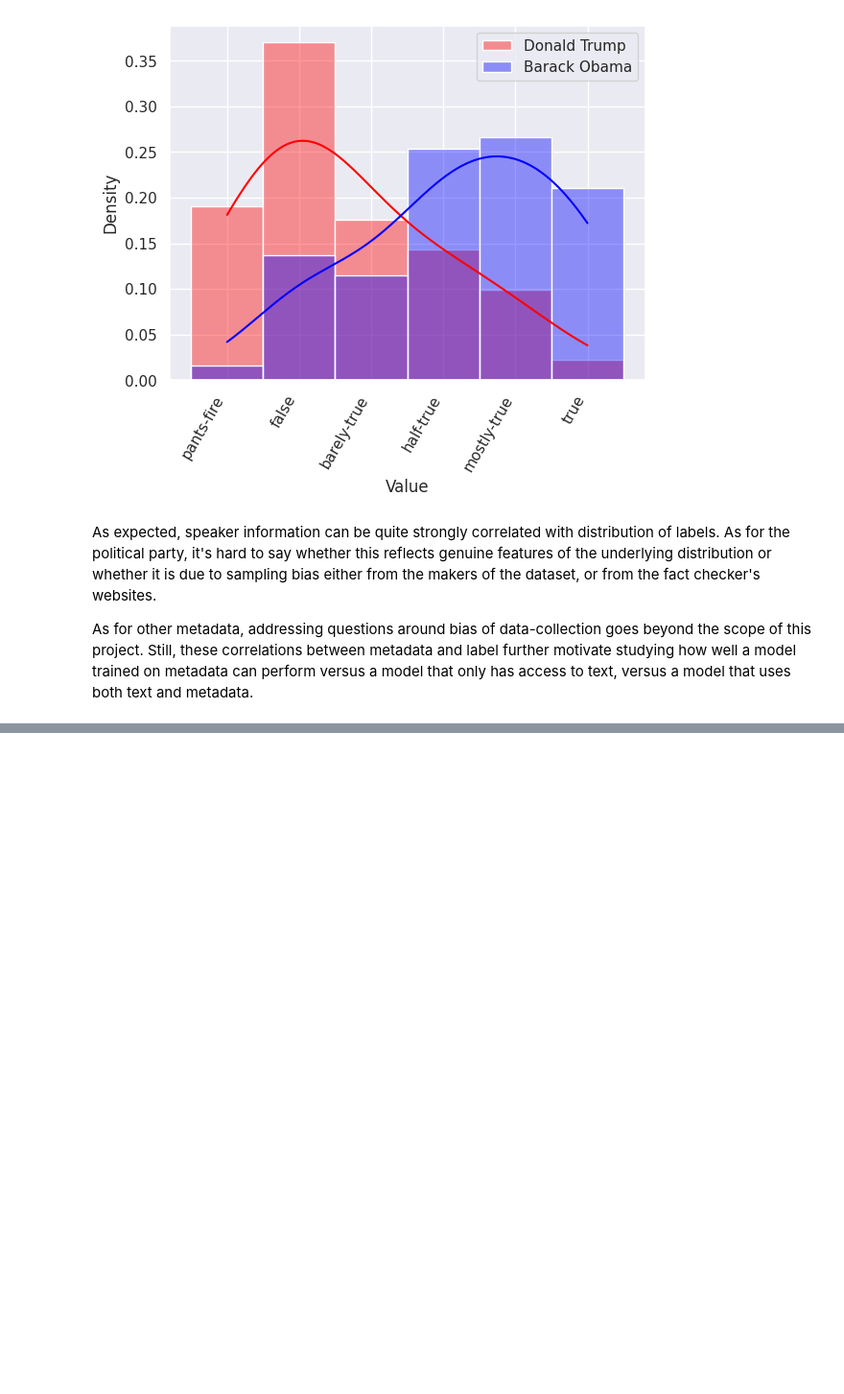
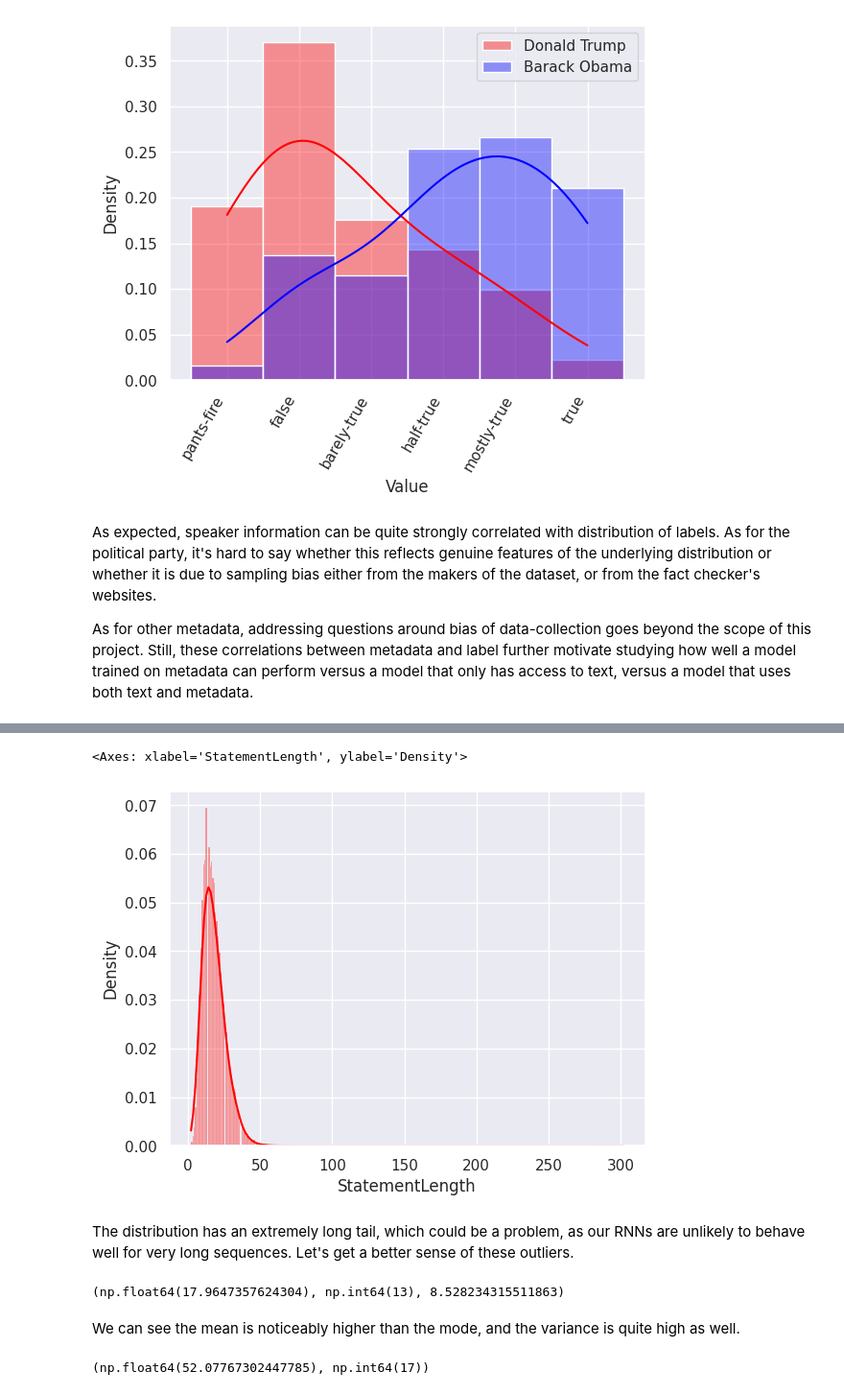
Before and after one commit to giacomomolinari/liar-fake-news-detector, a Jupyter notebook: eda.ipynb, the cells around one changed output, grey strips where cells are left out. Shown at 96% size. Drawn from its saved outputs; the diff is of its cells as text; code cells hidden in the pictures; blank space fills up the shorter version.

```diff
--- a/eda.ipynb
+++ b/eda.ipynb
@@ -418,0 +425,3 @@ As for other metadata, addressing questions around bias of data-collection goes
+# %%
+df_train["StatementLength"] = df_train["Statement"].apply(lambda x: len(x.split(" ")))
+df_train.head()
@@ -418,0 +435,21 @@ As for other metadata, addressing questions around bias of data-collection goes
+# %%
+sns.histplot(data=df_train["StatementLength"], color='red', alpha=0.4, kde="true", kde_kws={"bw_adjust": 2}, label='Statement Length', stat="density")
+# %% [output]
+<Axes: xlabel='StatementLength', ylabel='Density'>
+[figure, added]
+# %% [markdown]
+The distribution has an extremely long tail, which could be a problem, as our RNNs are unlikely to behave well for very long sequences. Let's get a better sense of these outliers.
+# %%
+std = df_train["StatementLength"].std()
+mean = df_train["StatementLength"].mean()
+mode = df_train["StatementLength"].mode().iat[0]
+
+mean,mode, std
+# %% [output]
+(np.float64(17.9647357624304), np.int64(13), 8.528234315511863)
+# %% [markdown]
+We can see the mean is noticeably higher than the mode, and the variance is quite high as well.
+# %%
+mean + 4*std, df_train[df_train["StatementLength"] > mean + 4*std]["ID"].count()
+# %% [output]
+(np.float64(52.07767302447785), np.int64(17))
```
Also changed, not shown: parts of 14 cells of this notebook.
